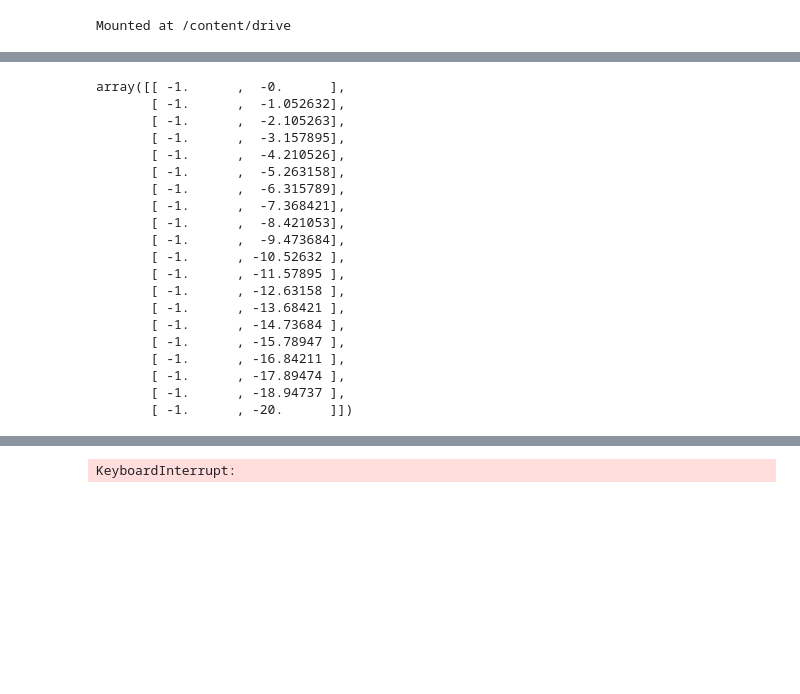
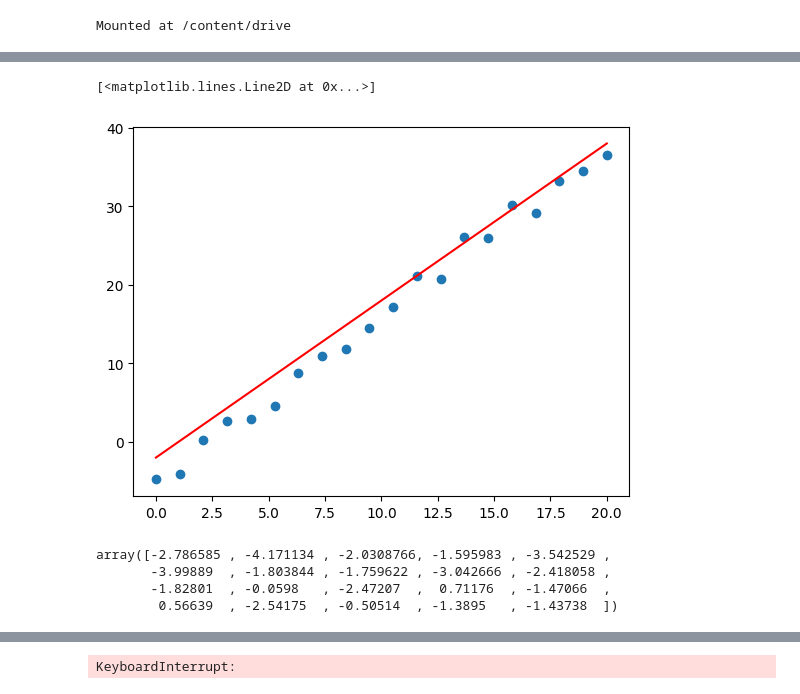
Before and after one commit to asegura4488/MetodosComputacionalesI2025, a Jupyter notebook: Semana10/MinimosGradiente.ipynb, the cells around one changed output, grey strips where cells are left out. Drawn from its saved outputs; the diff is of its cells as text; code cells hidden in the pictures; blank space fills up the shorter version.

```diff
--- a/Semana10/MinimosGradiente.ipynb
+++ b/Semana10/MinimosGradiente.ipynb
@@ -23,0 +30,8 @@ x_data, y_data = data[:, 0], data[:, 1]
+# %%
+def Model(p,x):
+
+  y = 0.
+  for i in range(len(p)):
+    y += p[i]*x**i
+
+  return y
@@ -24,3 +44,10 @@ x_data, y_data = data[:, 0], data[:, 1]
+# %%
+_t  =np.linspace(min(x_data),max(x_data),10)
+plt.scatter(x_data,y_data) # Hume world
+plt.plot(_t,Model(p,_t),color='r') # kant world
+# %% [output]
+[<matplotlib.lines.Line2D at 0x...>]
+[figure, added]
 # %%
 def Plotter(e):
 
@@ -35,3 +66,10 @@ def Plotter(e):
+# %%
+GetF(p)
+# %% [output]
+array([-2.786585 , -4.171134 , -2.0308766, -1.595983 , -3.542529 ,
+       -3.99889  , -1.803844 , -1.759622 , -3.042666 , -2.418058 ,
+       -1.82801  , -0.0598   , -2.47207  ,  0.71176  , -1.47066  ,
+        0.56639  , -2.54175  , -0.50514  , -1.3895   , -1.43738  ])
 # %%
 def Jacobiano(p, x_data):
 
@@ -44,28 +82,7 @@ def Jacobiano(p, x_data):
     return J
 # %%
 J = Jacobiano(p,x_data)
-J
+#J
-# %% [output]
-array([[ -1.      ,  -0.      ],
-       [ -1.      ,  -1.052632],
-       [ -1.      ,  -2.105263],
-       [ -1.      ,  -3.157895],
-       [ -1.      ,  -4.210526],
-       [ -1.      ,  -5.263158],
-       [ -1.      ,  -6.315789],
-       [ -1.      ,  -7.368421],
-       [ -1.      ,  -8.421053],
-       [ -1.      ,  -9.473684],
-       [ -1.      , -10.52632 ],
-       [ -1.      , -11.57895 ],
-       [ -1.      , -12.63158 ],
-       [ -1.      , -13.68421 ],
-       [ -1.      , -14.73684 ],
-       [ -1.      , -15.78947 ],
-       [ -1.      , -16.84211 ],
-       [ -1.      , -17.89474 ],
-       [ -1.      , -18.94737 ],
-       [ -1.      , -20.      ]])
 # %%
 J.T @ GetF(p)
 # %% [output]
```
Also changed, not shown: parts of 8 cells of this notebook.
